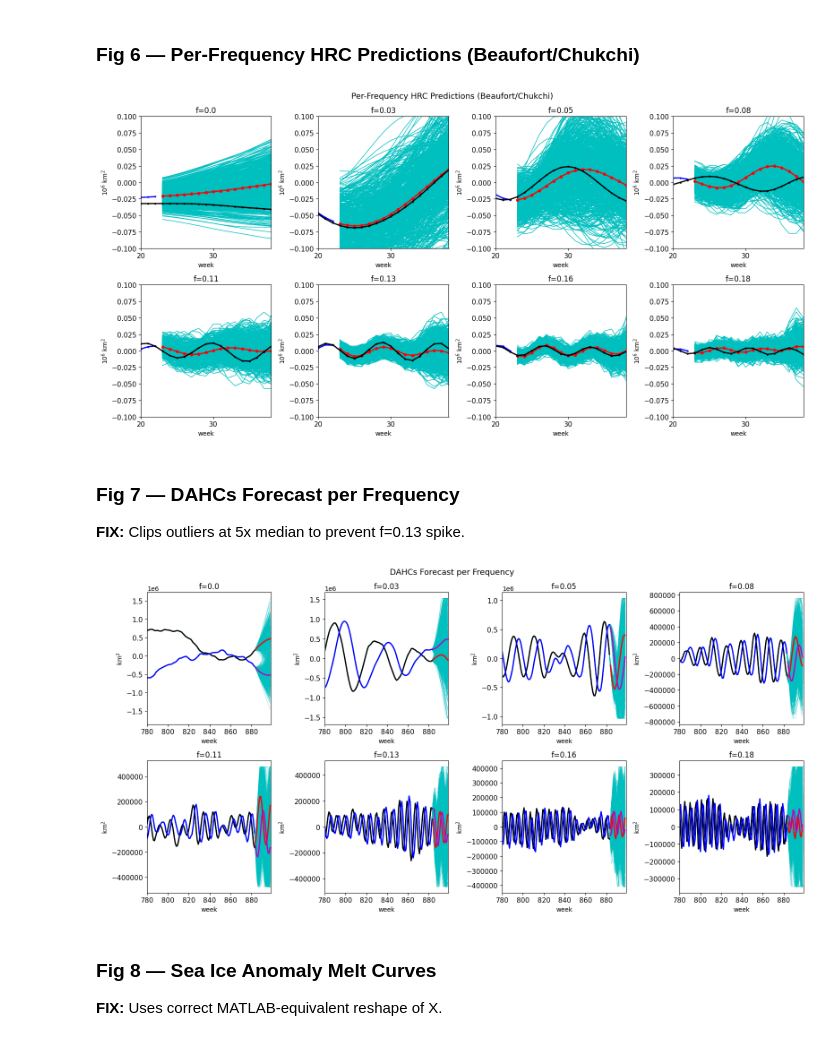
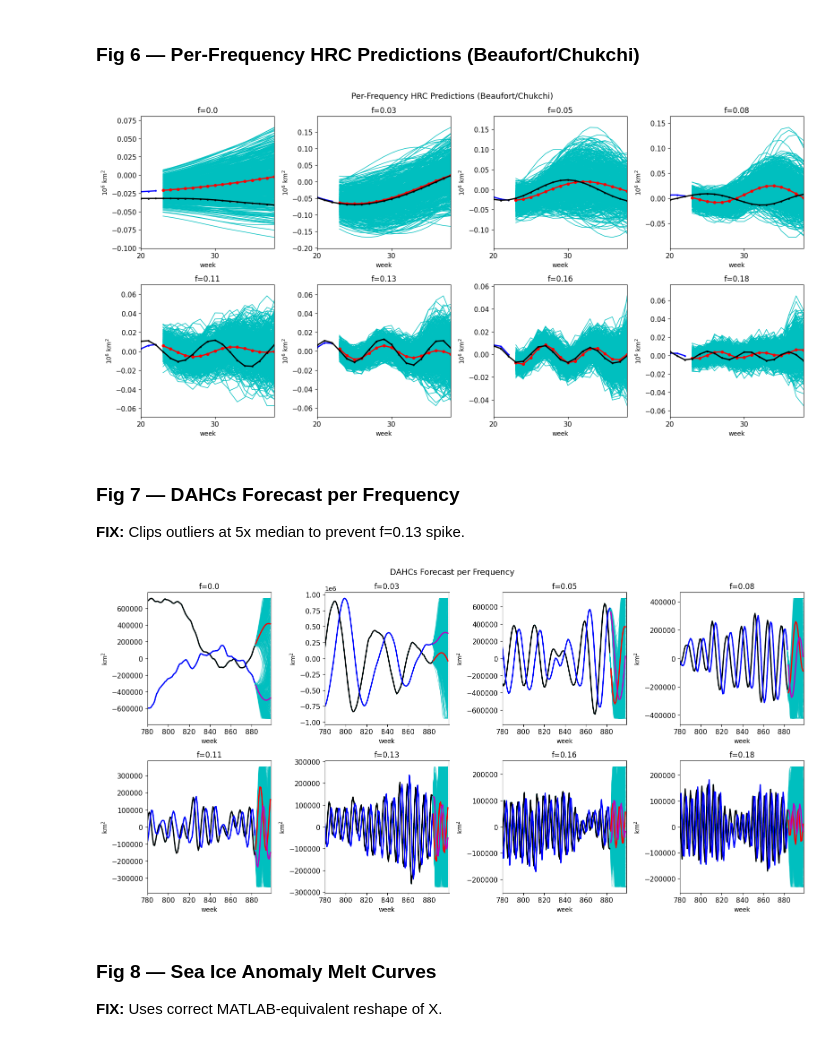
Before and after one commit to euvrain/DAHD4, a Jupyter notebook: runMSLM_ice.ipynb, the cells around one changed output. Cells and saved outputs as stored; diff of their text form; code cells hidden in the pictures.

```diff
--- a/runMSLM_ice.ipynb
+++ b/runMSLM_ice.ipynb
@@ -392,22 +445,32 @@ obs_rows=obs_rows[(obs_rows>=0)&(obs_rows<min(len(ROBSRF),lmax))]
 obs_weeks=np.round((t_full[obs_rows]%1)*52).astype(int)
 
 fig,axes=plt.subplots(2,4,figsize=(16,8))
-ylims2=[(-0.15,0.15),(-0.3,0.3),(-0.2,0.2),(-0.3,0.3),(-0.3,0.3),(-0.3,0.3),(-0.4,0.4)]
+# FIX: the previous hardcoded ylims (e.g. Center at +-0.15) were clipping
+# the cyan ensemble spread -- Center's actual forecast range goes out to
+# about +-0.40. Auto-scale each panel to the actual plotted data (ensemble
+# + mean + obs) with a margin, so nothing gets cut off.
 for kk in range(DD):
     ax=axes.flat[kk]
-    ax.plot(forecast_weeks,np.squeeze(RXRC[forecast_rows,kk,:])/1e6,'c-',linewidth=1)
+    ens=np.squeeze(RXRC[forecast_rows,kk,:])/1e6
+    ax.plot(forecast_weeks,ens,'c-',linewidth=1)
     ax.plot(forecast_weeks,RXRMC[forecast_rows,kk]/1e6,'r.-',markersize=8,linewidth=2)
     ax.plot(obs_weeks,ROBSRF[obs_rows,kk]/1e6,'k.-',markersize=8,linewidth=2)
     ax.set_title(titles[kk] if kk<len(titles) else f'Region {kk+1}')
-    if kk<len(ylims2): ax.set_ylim(ylims2[kk])
+    lo=min(ens.min(),ROBSRF[obs_rows,kk].min()/1e6); hi=max(ens.max(),ROBSRF[obs_rows,kk].max()/1e6)
+    pad=(hi-lo)*0.1 if hi>lo else 0.05
+    ax.set_ylim([lo-pad,hi+pad])
     ax.set_xlim([20,40]); ax.set_xticks([20,25,30,35,40])
     ax.set_xlabel('weeks'); ax.set_ylabel('10$^6$ km$^2$'); ax.tick_params(labelsize=12)
 
 ax=axes.flat[7]
-ax.plot(forecast_weeks,RXC[forecast_rows,:]/1e6,'c-',linewidth=1)
+ens_pan=RXC[forecast_rows,:]/1e6
+ax.plot(forecast_weeks,ens_pan,'c-',linewidth=1)
 ax.plot(forecast_weeks,RXMC[forecast_rows]/1e6,'r.-',markersize=8,linewidth=2)
 ax.plot(obs_weeks,ROBSF[obs_rows]/1e6,'k.-',markersize=8,linewidth=2)
-ax.set_title('pan-Arctic'); ax.set_ylim([-1,1])
+ax.set_title('pan-Arctic')
+lo=min(ens_pan.min(),ROBSF[obs_rows].min()/1e6); hi=max(ens_pan.max(),ROBSF[obs_rows].max()/1e6)
+pad=(hi-lo)*0.1 if hi>lo else 0.05
+ax.set_ylim([lo-pad,hi+pad])
 ax.set_xlim([20,40]); ax.set_xticks([20,25,30,35,40])
 ax.set_xlabel('weeks'); ax.set_ylabel('10$^6$ km$^2$'); ax.tick_params(labelsize=12)
 plt.tight_layout(); plt.show()
@@ -475,7 +538,17 @@ for NF in range(0,15,2):
     nrrf=min(RRRF.shape[0],lmax)
     ax.plot(t_full[:nrrf],RRRF[:nrrf,ir,NF]/1e6,'k.-',markersize=4,linewidth=2)
     ax.set_title(f'f={round(fE2[NF],2)}')
-    ax.set_xlim([x_start,x_end]); ax.set_ylim([-0.1,0.1])
+    ax.set_xlim([x_start,x_end])
+    # FIX: the previous hardcoded ylim=[-0.1,0.1] clipped the cyan ensemble
+    # fan in several frequencies -- auto-scale to whatever's actually
+    # visible in the [x_start,x_end] window (cyan ensemble, blue/red mean,
+    # black RRRF reference) instead, with a margin.
+    win=(t_full>=x_start)&(t_full<=x_end)
+    vis_vals=[TRE[win,:].ravel()/1e6, TR_mean[win]/1e6, RRRF[:nrrf,ir,NF][win[:nrrf]]/1e6]
+    vis_vals=np.concatenate([v[np.isfinite(v)] for v in vis_vals if v.size])
+    if vis_vals.size:
+        lo,hi=vis_vals.min(),vis_vals.max(); pad=(hi-lo)*0.1 if hi>lo else 0.02
+        ax.set_ylim([lo-pad,hi+pad])
     tick_idx=[18*52+20,18*52+30,18*52+39]
     tick_labels=['20','30','40']
     valid_pairs=[(i,l) for i,l in zip(tick_idx,tick_labels) if i<lmax]
@@ -488,7 +561,7 @@ for NF in range(0,15,2):
 plt.suptitle('Per-Frequency HRC Predictions (Beaufort/Chukchi)',fontsize=13)
 plt.tight_layout(); plt.show()
 # %% [output]
-[figure, old version]
+[figure, new version]
 # %% [markdown]
 ### Fig 7 — DAHCs Forecast per Frequency
 
@@ -496,26 +569,34 @@ plt.tight_layout(); plt.show()
 # %%
 fig,axes=plt.subplots(2,4,figsize=(16,8)); NFFF=0
 for NF in range(0,15,2):
     ax=axes.flat[NFFF]
     axt_nf=AXT[:,:,:,NF].copy()
-    nonzero=axt_nf[axt_nf!=0]
+    # FIX: the previous cap (5x the GLOBAL median across the whole series)
+    # was computed off-window and ended up suppressing genuine ensemble
+    # spread in the visible [NA-2*52, NE] region -- the forecast fan widens
+    # a lot over the lead time, so a global scale reference clips exactly
+    # the part we want to see. Use a percentile of the VISIBLE window only,
+    # loose enough to keep the real spread while still guarding against a
+    # rare, wildly-diverged ensemble member blowing up the axis.
+    vis=slice(max(0,NA-2*52),NE)
+    nonzero=axt_nf[vis,:,:][axt_nf[vis,:,:]!=0]
     if len(nonzero)>0:
-        cap=5*np.median(np.abs(nonzero))
+        cap=np.percentile(np.abs(nonzero),99)
         axt_nf=np.clip(axt_nf,-cap,cap)
     ax.plot(np.squeeze(axt_nf[:,0,:]),'c-',linewidth=1,alpha=0.3)
     ax.plot(np.squeeze(axt_nf[:,1,:]),'c-',linewidth=1,alpha=0.3)
     AXTO1=np.mean(axt_nf[:NA,0,:],axis=1); AXTF1=np.mean(axt_nf[:NE,0,:],axis=1)
     AXTO2=np.mean(axt_nf[:NA,1,:],axis=1); AXTF2=np.mean(axt_nf[:NE,1,:],axis=1)
     x=np.arange(len(AXTF1))
     ax.plot(x[:NA],AXTO1,'k-',linewidth=2); ax.plot(x[NA:NE],AXTF1[NA:],'r-',linewidth=2)
     ax.plot(x[:NA],AXTO2,'b-',linewidth=2); ax.plot(x[NA:NE],AXTF2[NA:],'m-',linewidth=2)
     ax.set_title(f'f={round(fE2[NF],2)}'); ax.set_xlim([NA-2*52,NE])
     ax.set_ylabel('km$^2$'); ax.set_xlabel('week'); ax.tick_params(labelsize=11)
     NFFF+=1
 plt.suptitle('DAHCs Forecast per Frequency',fontsize=13)
 plt.tight_layout(); plt.show()
 # %% [output]
-[figure, old version]
+[figure, new version]
 # %% [markdown]
 ### Fig 8 — Sea Ice Anomaly Melt Curves
 
```
Also changed, not shown: parts of 5 cells of this notebook.
